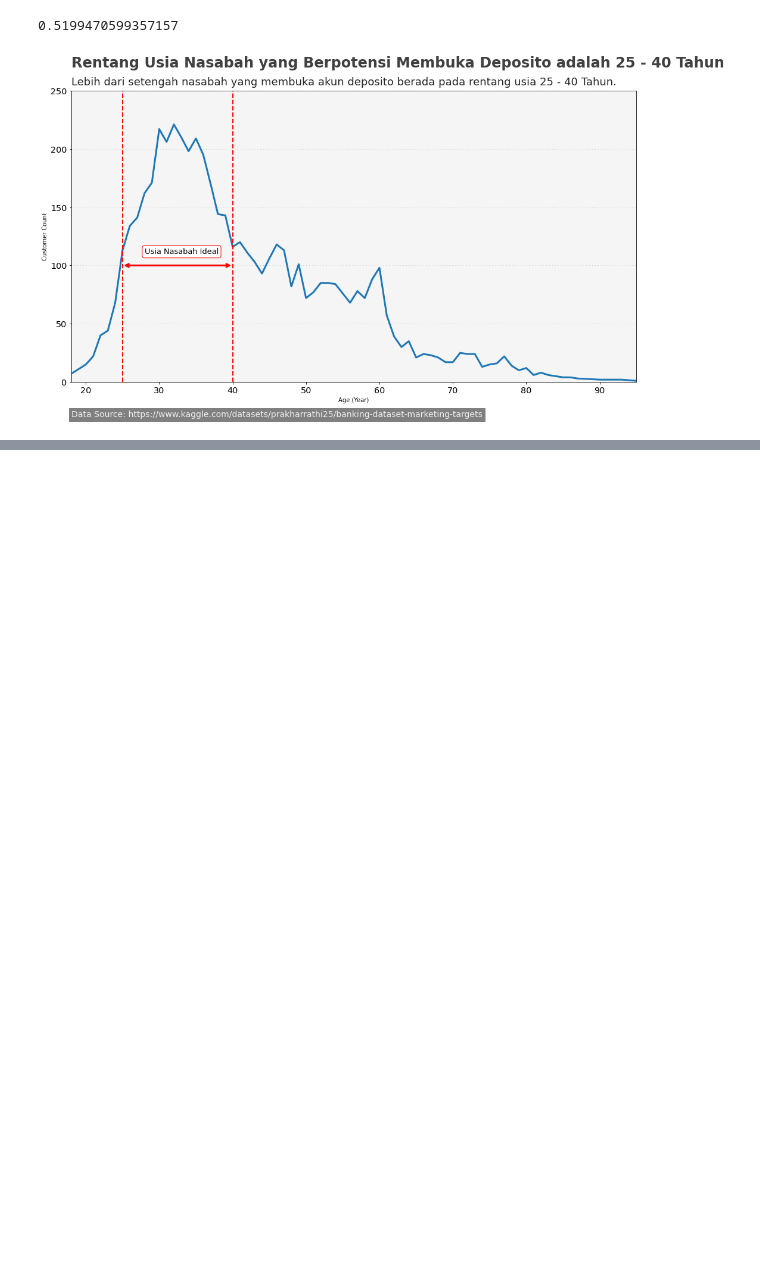
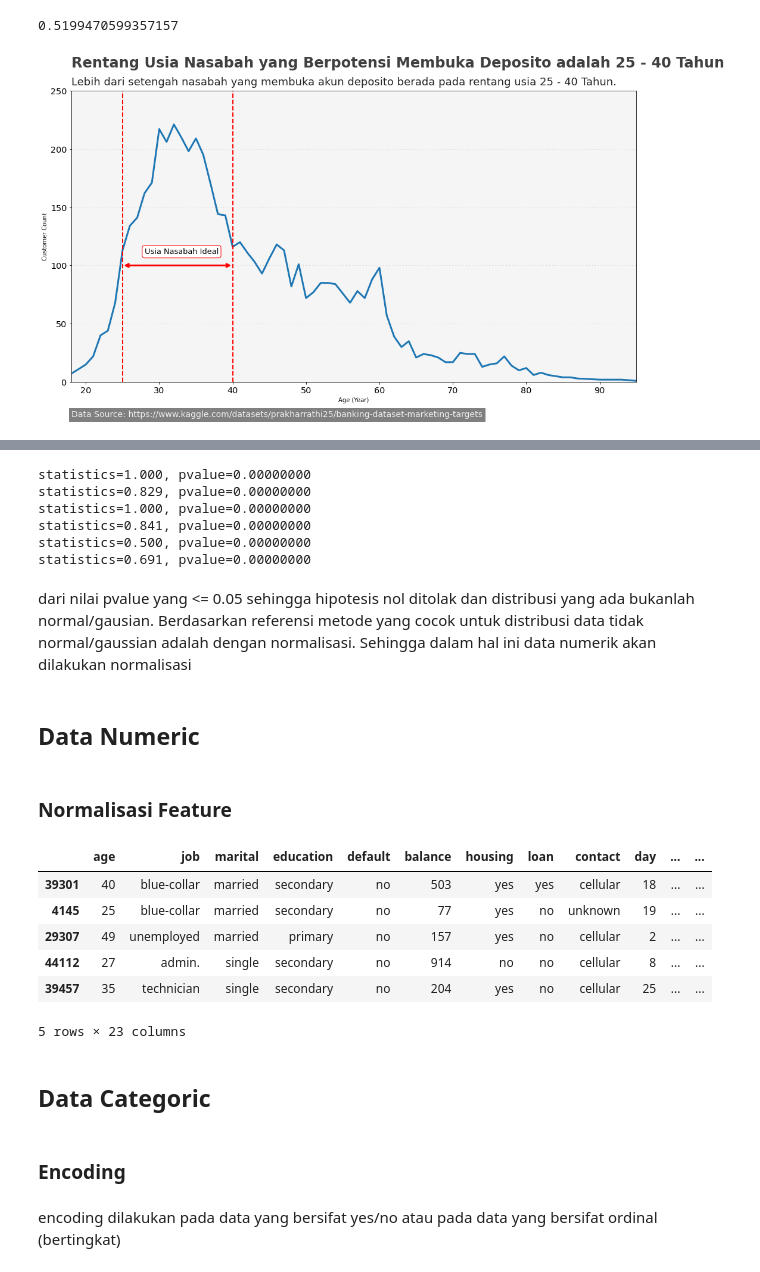
Before and after one commit to inggolanda/predict_whether_customer_will_be_buy_deposito, a Jupyter notebook: Final_Project.ipynb, the cells around one changed output, grey strips where cells are left out. Cells and saved outputs as stored; diff of their text form; code cells hidden in the pictures; blank space fills up the shorter version.

```diff
--- a/Final_Project.ipynb
+++ b/Final_Project.ipynb
@@ -846,0 +723,3 @@ df_train_3 = df_train[filtered_duration]
+# %%
+for i in l_num:
+  print('minimun dari',i, min(train_zs[i]))
@@ -846,0 +740,38 @@ df_train_3 = df_train[filtered_duration]
+# %%
+for i in l_num:
+  statistics,pvalue = kstest(train_zs[i],'norm')
+  print('statistics=%.3f, pvalue=%.8f' % (statistics,pvalue))
+# %% [output]
+statistics=1.000, pvalue=0.00000000
+statistics=0.829, pvalue=0.00000000
+statistics=1.000, pvalue=0.00000000
+statistics=0.841, pvalue=0.00000000
+statistics=0.500, pvalue=0.00000000
+statistics=0.691, pvalue=0.00000000
+# %% [markdown]
+dari nilai pvalue yang <= 0.05 sehingga hipotesis nol ditolak dan distribusi yang ada bukanlah normal/gausian. Berdasarkan referensi metode yang cocok untuk distribusi data tidak normal/gaussian adalah dengan normalisasi. Sehingga dalam hal ini data numerik akan dilakukan normalisasi
+# %% [markdown]
+## Data Numeric
+# %% [markdown]
+### Normalisasi Feature
+# %%
+norm = MinMaxScaler()
+# %%
+for i in l_num:
+  train_zs['norm_'+i] = norm.fit_transform(train_zs[i].values.reshape(len(train_zs),1))
+# %%
+train_zs.sample(5)
+# %% [output]
+|  | age | job | marital | education | default | balance | housing | loan | contact | day | ... | ... |
+| 39301 | 40 | blue-collar | married | secondary | no | 503 | yes | yes | cellular | 18 | ... | ... |
+| 4145 | 25 | blue-collar | married | secondary | no | 77 | yes | no | unknown | 19 | ... | ... |
+| 29307 | 49 | unemployed | married | primary | no | 157 | yes | no | cellular | 2 | ... | ... |
+| 44112 | 27 | admin. | single | secondary | no | 914 | no | no | cellular | 8 | ... | ... |
+| 39457 | 35 | technician | single | secondary | no | 204 | yes | no | cellular | 25 | ... | ... |
+5 rows × 23 columns
+# %% [markdown]
+## Data Categoric
+# %% [markdown]
+### Encoding
+# %% [markdown]
+encoding dilakukan pada data yang bersifat yes/no atau pada data yang bersifat ordinal (bertingkat)
```
Also changed, not shown: parts of 58 cells of this notebook.
